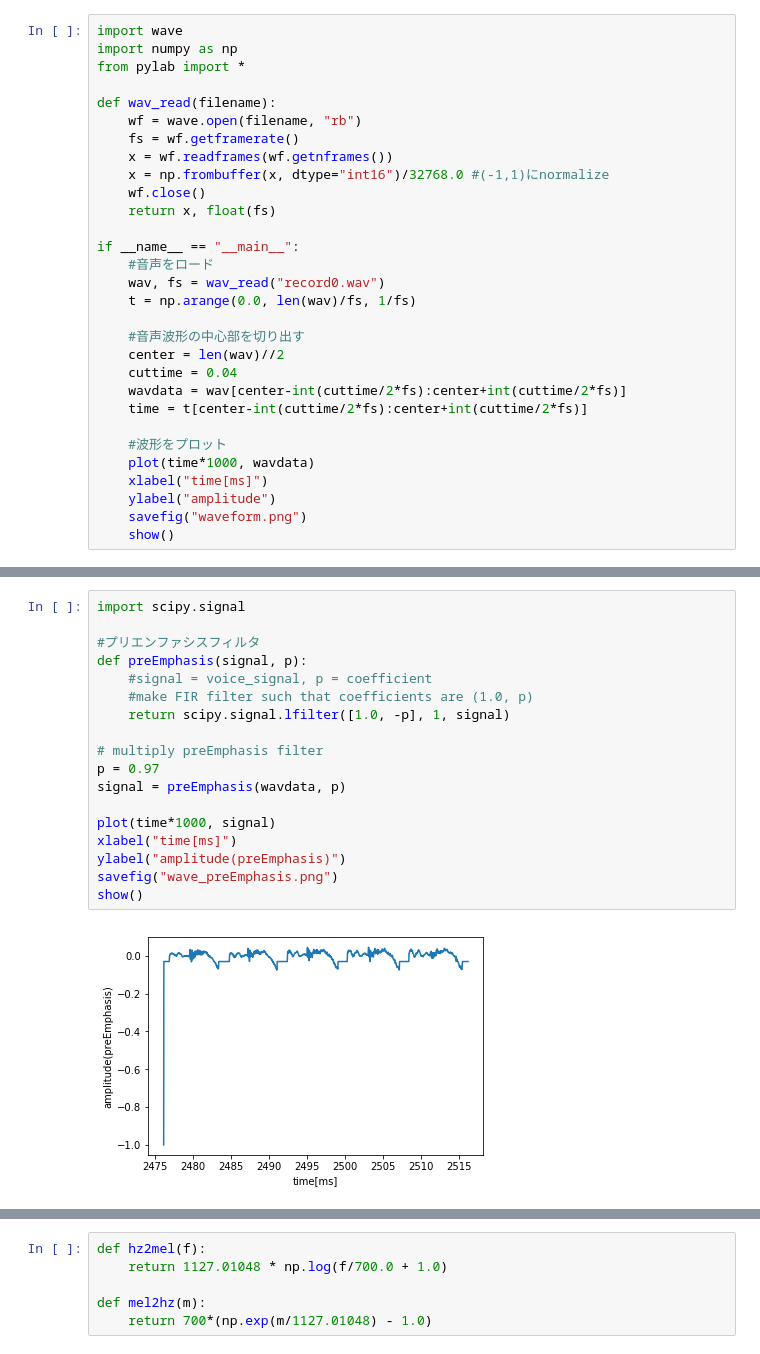
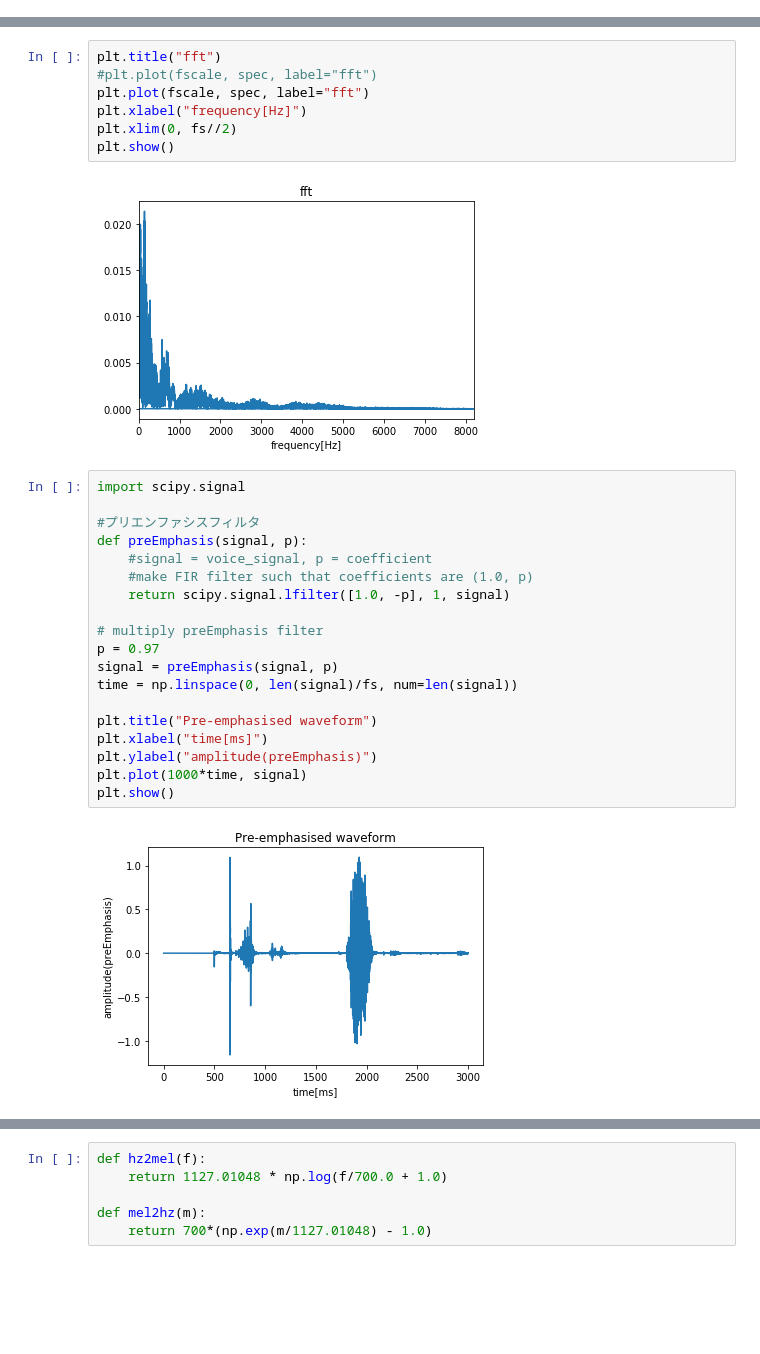
Before and after one commit to rem-s/Duck, a Jupyter notebook: record_py.ipynb, the cells around one changed output, grey strips where cells are left out. Saved outputs shown, nothing was run; the diff lists cells and outputs as text; blank space fills up the shorter version.

```diff
--- a/record_py.ipynb
+++ b/record_py.ipynb
@@ -165,30 +131,0 @@ plt.show()
-# %%
-import wave
-import numpy as np
-from pylab import *
-
-def wav_read(filename):
-    wf = wave.open(filename, "rb")
-    fs = wf.getframerate()
-    x = wf.readframes(wf.getnframes())
-    x = np.frombuffer(x, dtype="int16")/32768.0 #(-1,1)にnormalize
-    wf.close()
-    return x, float(fs)
-
-if __name__ == "__main__":
-    #音声をロード
-    wav, fs = wav_read("record0.wav")
-    t = np.arange(0.0, len(wav)/fs, 1/fs)
-
-    #音声波形の中心部を切り出す
-    center = len(wav)//2
-    cuttime = 0.04
-    wavdata = wav[center-int(cuttime/2*fs):center+int(cuttime/2*fs)]
-    time = t[center-int(cuttime/2*fs):center+int(cuttime/2*fs)]
-
-    #波形をプロット
-    plot(time*1000, wavdata)
-    xlabel("time[ms]")
-    ylabel("amplitude")
-    savefig("waveform.png")
-    show()
@@ -197,20 +132,30 @@ if __name__ == "__main__":
+# %%
+plt.title("fft")
+#plt.plot(fscale, spec, label="fft")
+plt.plot(fscale, spec, label="fft")
+plt.xlabel("frequency[Hz]")
+plt.xlim(0, fs//2)
+plt.show()
+# %% [output]
+[figure, added]
 # %%
 import scipy.signal
 
 #プリエンファシスフィルタ
 def preEmphasis(signal, p):
     #signal = voice_signal, p = coefficient
     #make FIR filter such that coefficients are (1.0, p)
     return scipy.signal.lfilter([1.0, -p], 1, signal)
 
 # multiply preEmphasis filter
 p = 0.97
-signal = preEmphasis(wavdata, p)
+signal = preEmphasis(signal, p)
+time = np.linspace(0, len(signal)/fs, num=len(signal))
 
-plot(time*1000, signal)
-xlabel("time[ms]")
-ylabel("amplitude(preEmphasis)")
-savefig("wave_preEmphasis.png")
-show()
+plt.title("Pre-emphasised waveform")
+plt.xlabel("time[ms]")
+plt.ylabel("amplitude(preEmphasis)")
+plt.plot(1000*time, signal)
+plt.show()
 # %% [output]
-[figure, old version]
+[figure, new version]
```
Also changed, not shown: parts of 23 cells of this notebook, 1 other file.
